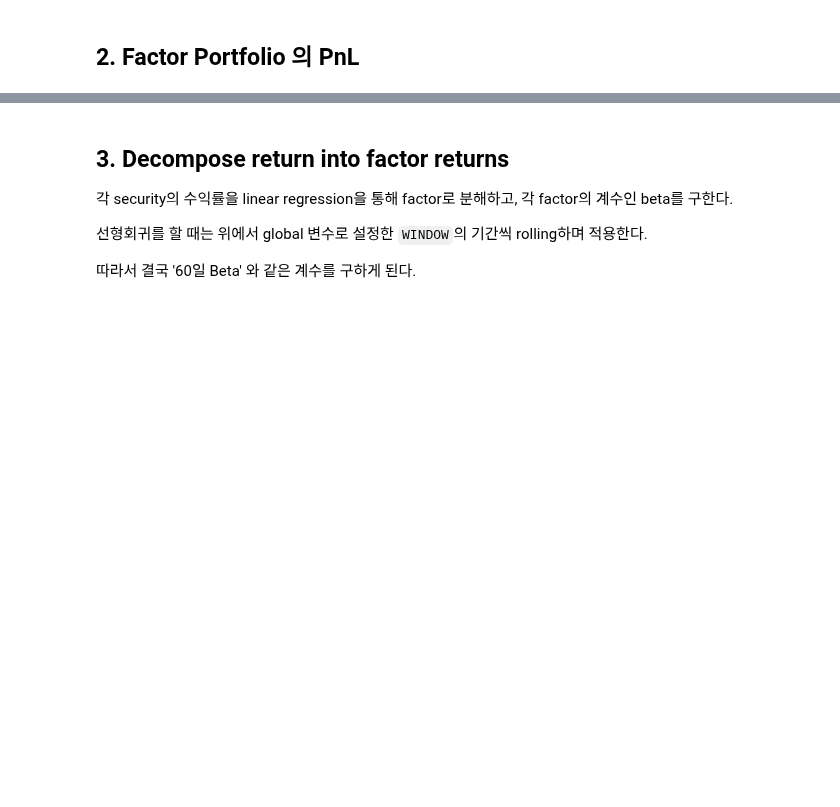
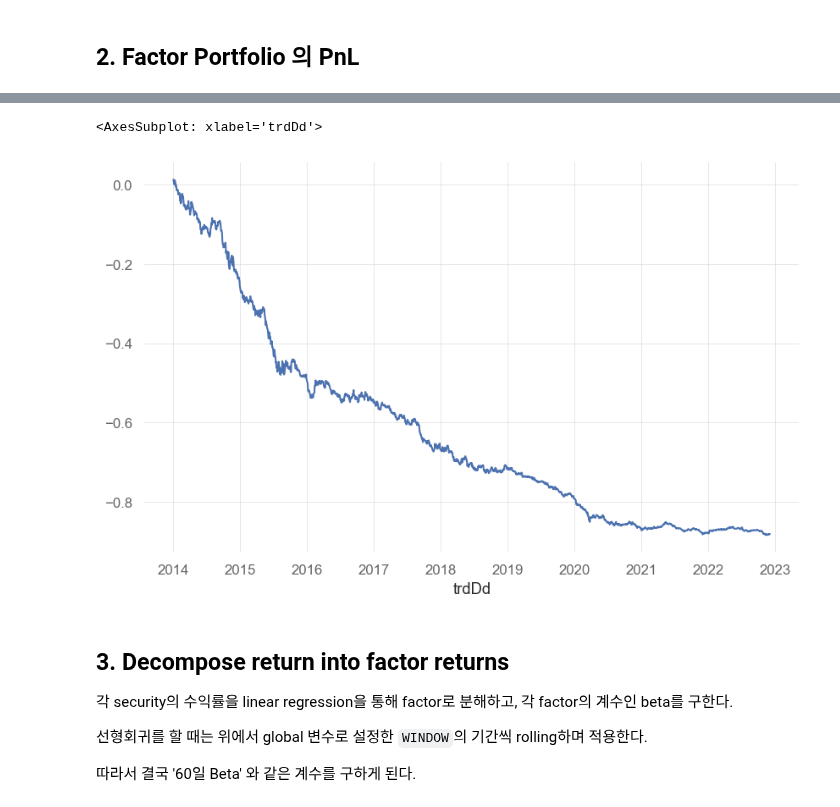
Before and after one commit to jaepil-choi/korquanttools, a Jupyter notebook: notebooks/factor_research.ipynb, the cells around one changed output, grey strips where cells are left out. Drawn from its saved outputs; the diff is of its cells as text; code cells hidden in the pictures; blank space fills up the shorter version.

```diff
--- a/notebooks/factor_research.ipynb
+++ b/notebooks/factor_research.ipynb
@@ -557,3 +571,8 @@ $$
+# %%
+sns.lineplot(data=HML_factor_portfolio_PnL)
+# %% [output]
+<AxesSubplot: xlabel='trdDd'>
+[figure, added]
 # %% [markdown]
 ## 3. Decompose return into factor returns
 
```
Also changed, not shown: parts of 3 cells of this notebook.
